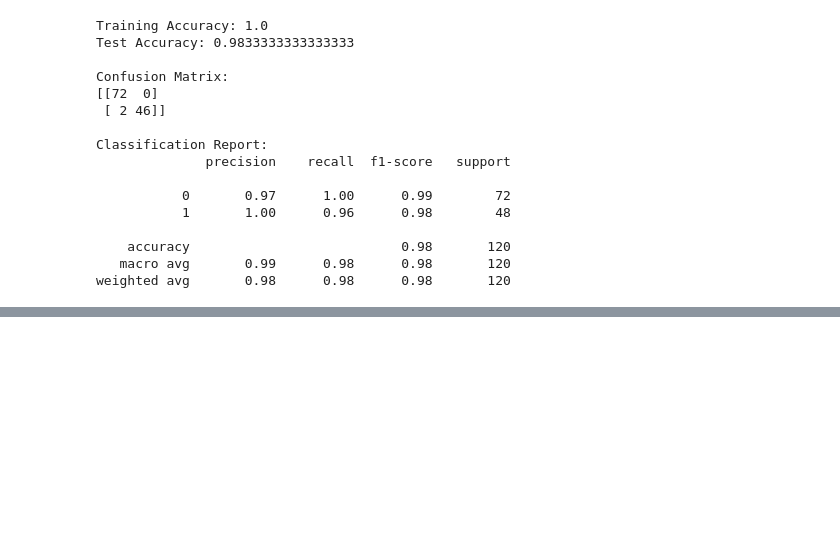
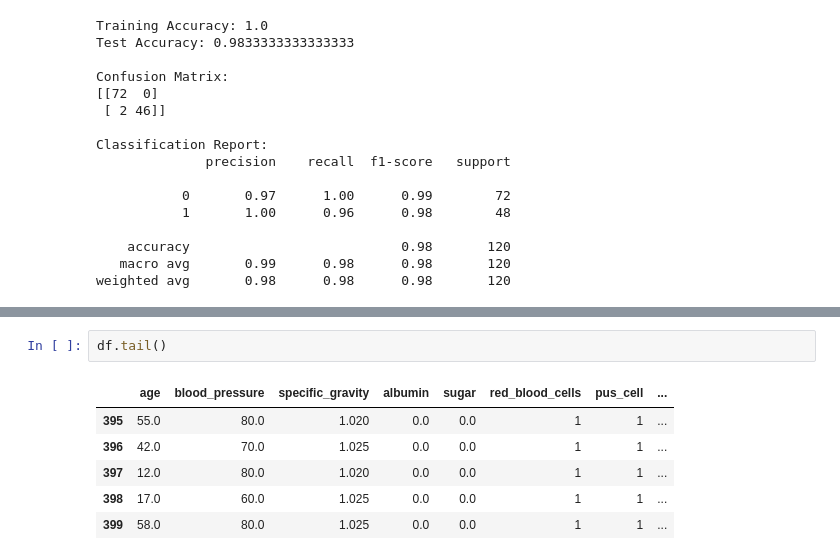
Before and after one commit to cygnus55/Chronic-Kidney-Disease-Prediction-ML, a Jupyter notebook: notebooks/main.ipynb, the cells around one changed output, grey strips where cells are left out. Saved outputs shown, nothing was run; the diff lists cells and outputs as text; blank space fills up the shorter version.

```diff
--- a/notebooks/main.ipynb
+++ b/notebooks/main.ipynb
@@ -389,0 +412,9 @@ with open("../models/rf_model.pkl", "wb") as f:
+# %%
+df.tail()
+# %% [output]
+|  | age | blood_pressure | specific_gravity | albumin | sugar | red_blood_cells | pus_cell | ... |
+| 395 | 55.0 | 80.0 | 1.020 | 0.0 | 0.0 | 1 | 1 | ... |
+| 396 | 42.0 | 70.0 | 1.025 | 0.0 | 0.0 | 1 | 1 | ... |
+| 397 | 12.0 | 80.0 | 1.020 | 0.0 | 0.0 | 1 | 1 | ... |
+| 398 | 17.0 | 60.0 | 1.025 | 0.0 | 0.0 | 1 | 1 | ... |
+| 399 | 58.0 | 80.0 | 1.025 | 0.0 | 0.0 | 1 | 1 | ... |
```
Also changed, not shown: parts of 5 cells of this notebook, 2 other files.
